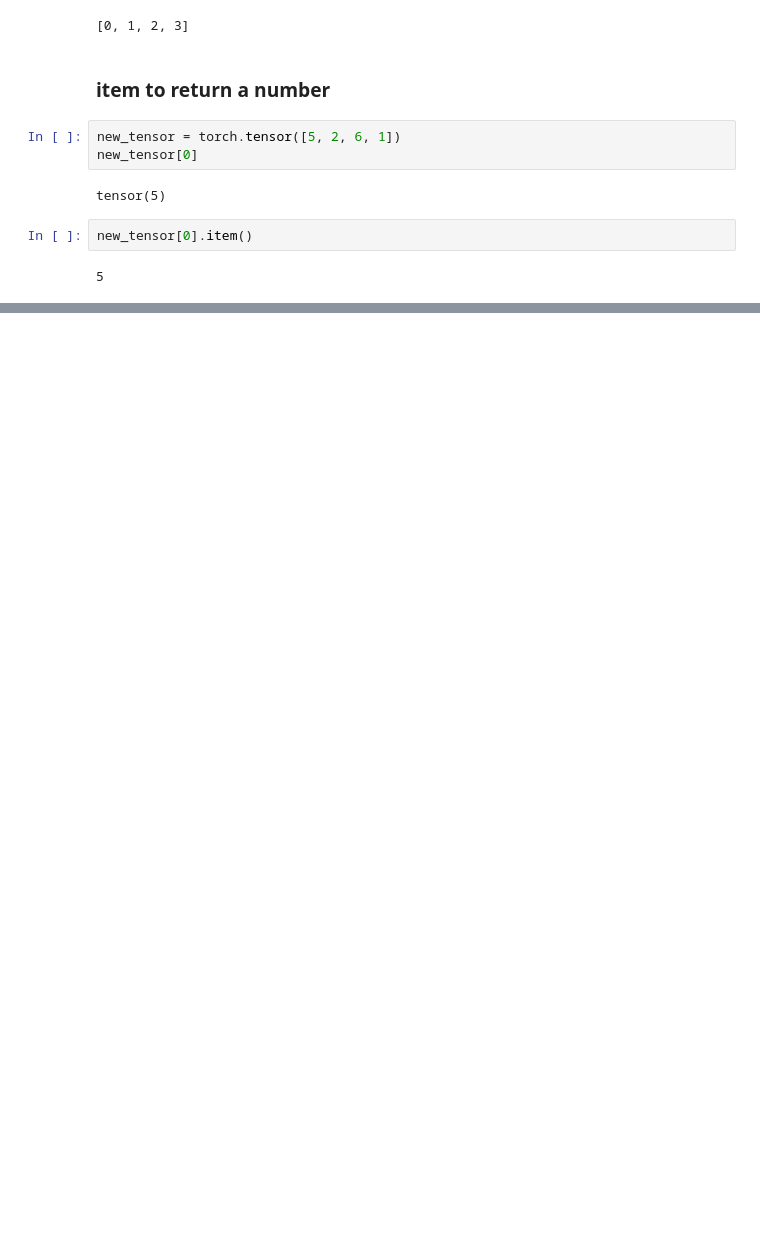
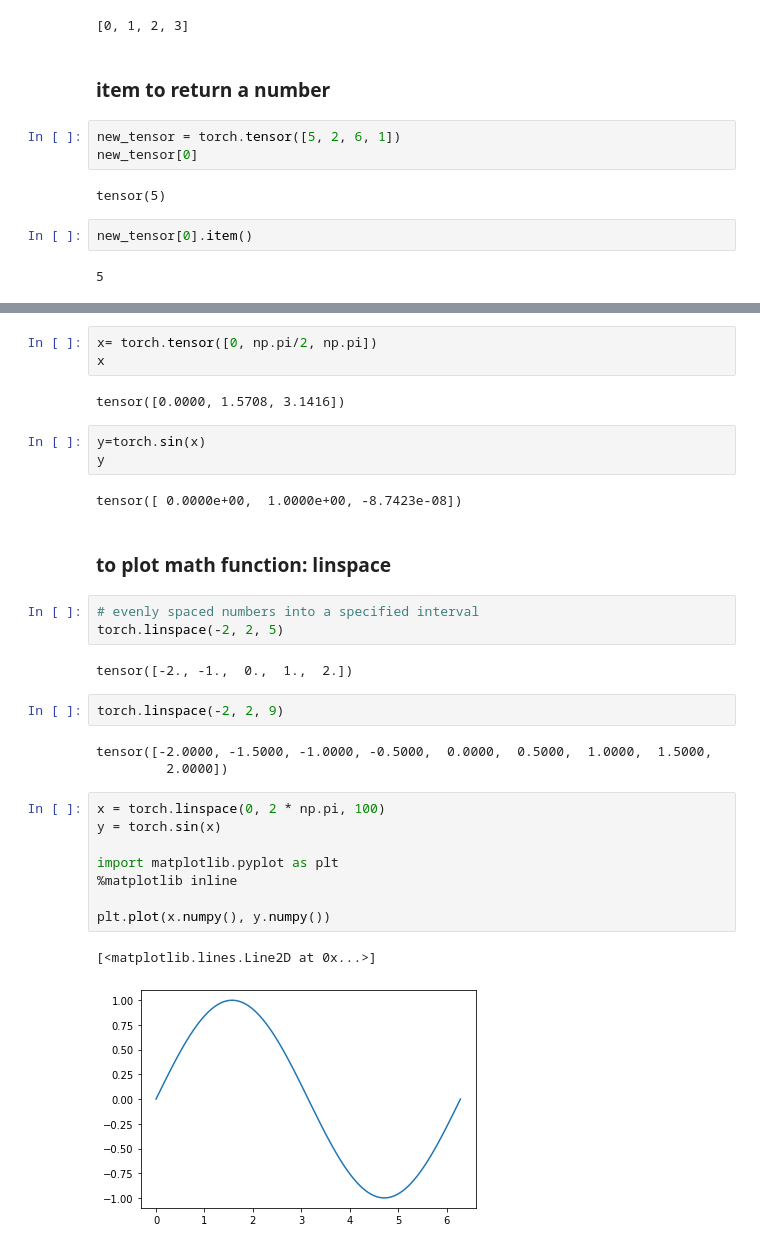
Before and after one commit to castorfou/pytorch_tutorial, a Jupyter notebook: coursera_deep_neural_network/Week 1 - Tensor and Datasets.ipynb, the cells around one changed output, grey strips where cells are left out. Cells and saved outputs as stored; diff of their text form; blank space fills up the shorter version.

```diff
--- a/coursera_deep_neural_network/Week 1 - Tensor and Datasets.ipynb
+++ b/coursera_deep_neural_network/Week 1 - Tensor and Datasets.ipynb
@@ -167,0 +263,33 @@ new_tensor[0].item()
+# %%
+x= torch.tensor([0, np.pi/2, np.pi])
+x
+# %% [output]
+tensor([0.0000, 1.5708, 3.1416])
+# %%
+y=torch.sin(x)
+y
+# %% [output]
+tensor([ 0.0000e+00,  1.0000e+00, -8.7423e-08])
+# %% [markdown]
+### to plot math function: linspace
+# %%
+# evenly spaced numbers into a specified interval
+torch.linspace(-2, 2, 5)
+# %% [output]
+tensor([-2., -1.,  0.,  1.,  2.])
+# %%
+torch.linspace(-2, 2, 9)
+# %% [output]
+tensor([-2.0000, -1.5000, -1.0000, -0.5000,  0.0000,  0.5000,  1.0000,  1.5000,
+         2.0000])
+# %%
+x = torch.linspace(0, 2 * np.pi, 100)
+y = torch.sin(x)
+
+import matplotlib.pyplot as plt
+%matplotlib inline
+
+plt.plot(x.numpy(), y.numpy())
+# %% [output]
+[<matplotlib.lines.Line2D at 0x...>]
+[figure, added]
```
Also changed, not shown: parts of 25 cells of this notebook, 2 other files.
